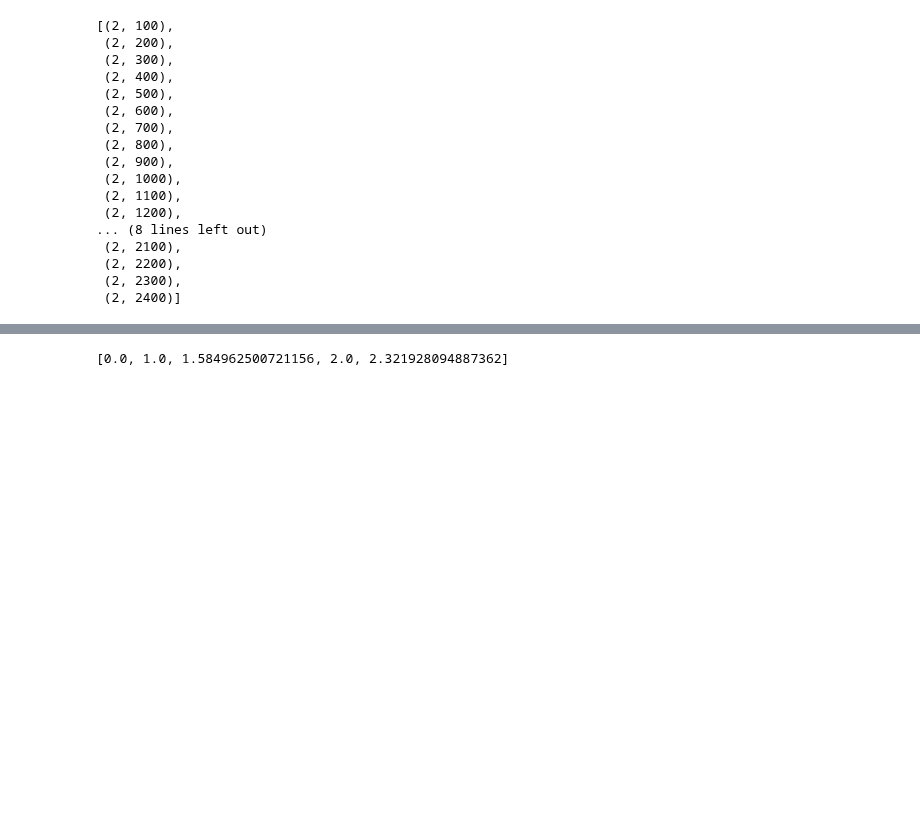
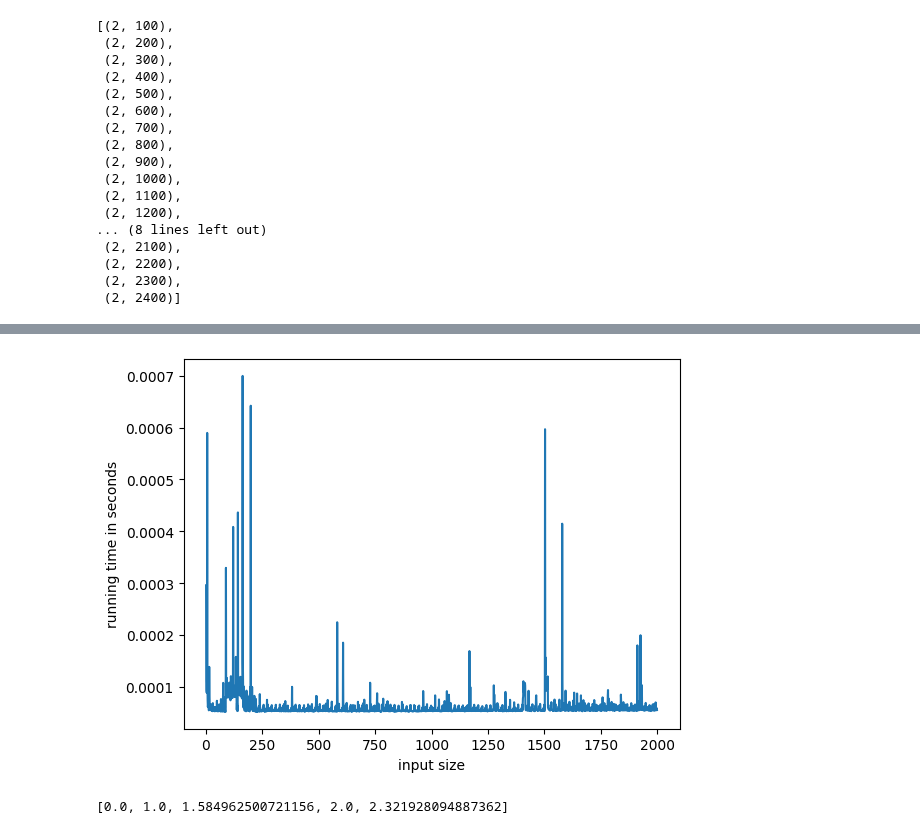
Before and after one commit to ValRCS/RTU_Algorithms_DIP321, a Jupyter notebook: recursion-examples.ipynb, the cells around one changed output, grey strips where cells are left out. Cells and saved outputs as stored; diff of their text form; code cells hidden in the pictures; blank space fills up the shorter version.

```diff
--- a/recursion-examples.ipynb
+++ b/recursion-examples.ipynb
@@ -293,3 +320,16 @@ plt.show()
+# %%
+input_arr = [(2,i) for i in range(1, 2000)]
+
+results = automatic_time(input_arr, power)
+# mathpow_results = automatic_time(input_arr, math.pow) # math.pow does n ot like large powers
+
+plt.plot([el[1] for el in input_arr], results)
+# plt.plot([el[1] for el in input_arr], mathpow_results)
+plt.xlabel("input size")
+plt.ylabel("running time in seconds")
+plt.show()
+# %% [output]
+[figure, added]
 # %%
 lin_numbers = list(range(1,200))
 log_numbers = [math.log2(n) for n in lin_numbers]
```
Also changed, not shown: parts of 16 cells of this notebook.
